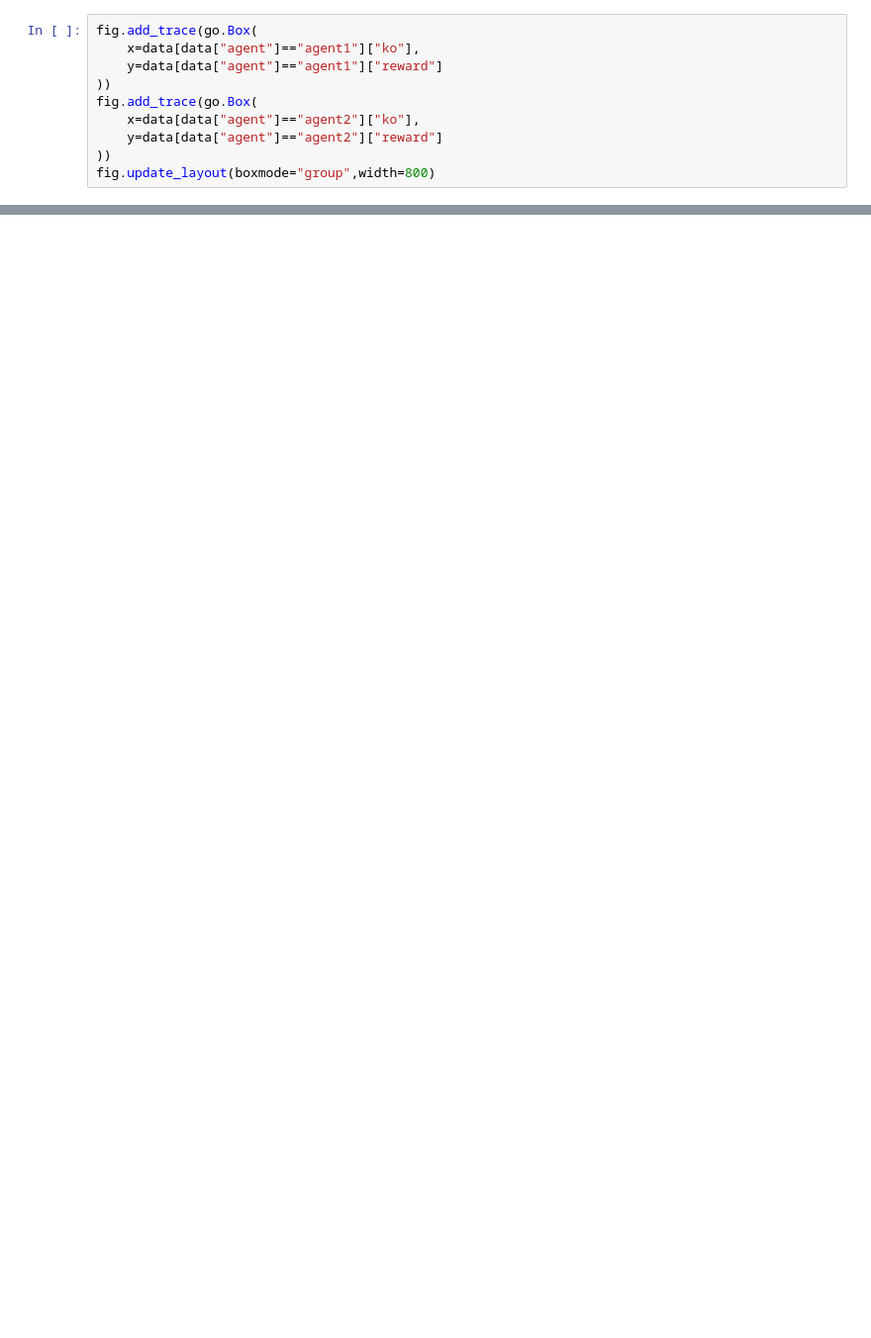
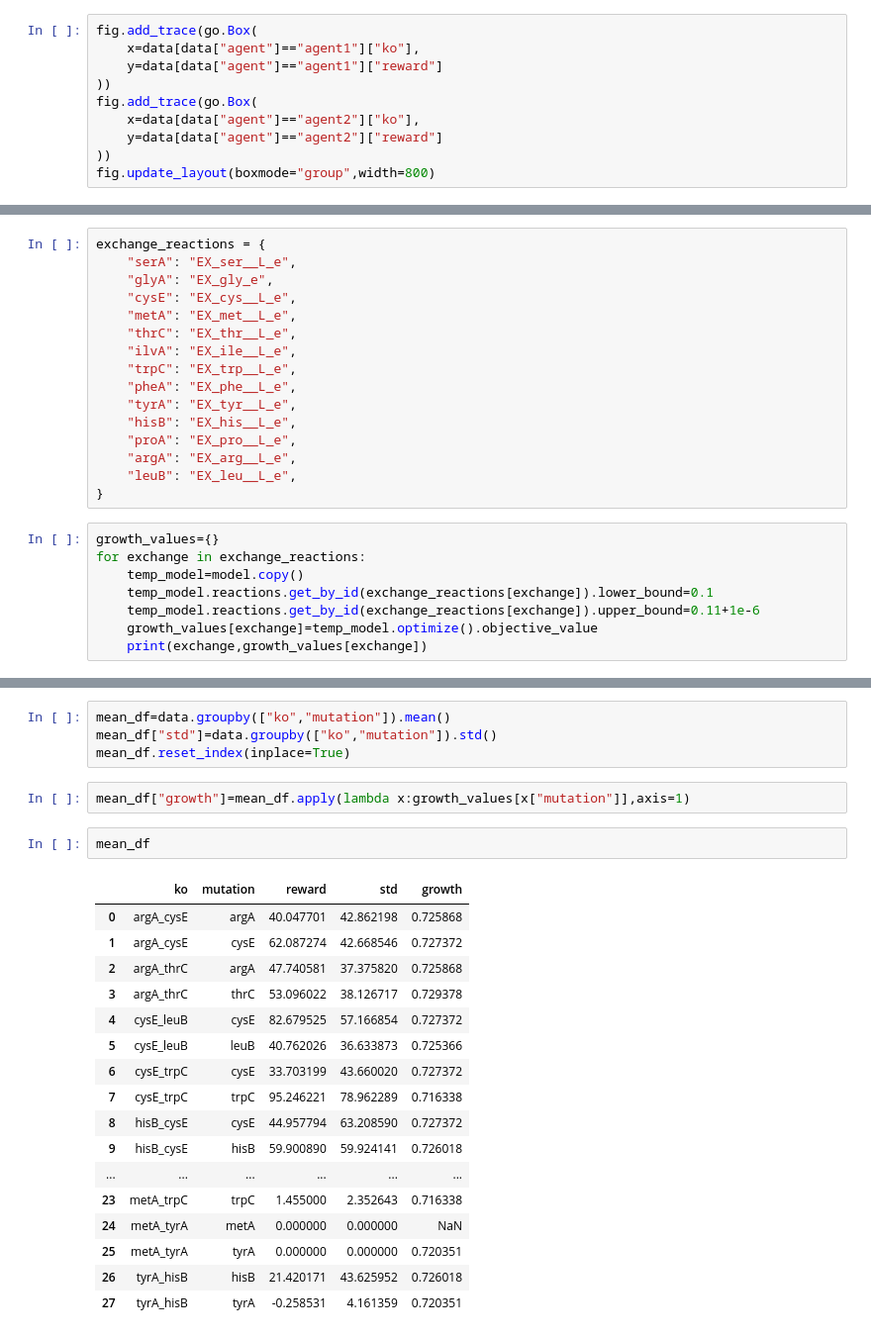
Before and after one commit to chan-csu/Reinforcement_Learning_Modeling, a Jupyter notebook: PPO/Results/aa_ecoli/Data_Analysis.ipynb, the cells around one changed output, grey strips where cells are left out. Shown: that part at 99% size. Saved outputs shown, nothing was run; the diff lists cells and outputs as text; blank space fills up the shorter version.

Commit message:
Extensive Data Analysis with effect of AAs on growth

```diff
--- a/PPO/Results/aa_ecoli/Data_Analysis.ipynb
+++ b/PPO/Results/aa_ecoli/Data_Analysis.ipynb
@@ -49,0 +53,24 @@ with open()
+# %%
+exchange_reactions = {
+    "serA": "EX_ser__L_e",
+    "glyA": "EX_gly_e",
+    "cysE": "EX_cys__L_e",
+    "metA": "EX_met__L_e",
+    "thrC": "EX_thr__L_e",
+    "ilvA": "EX_ile__L_e",
+    "trpC": "EX_trp__L_e",
+    "pheA": "EX_phe__L_e",
+    "tyrA": "EX_tyr__L_e",
+    "hisB": "EX_his__L_e",
+    "proA": "EX_pro__L_e",
+    "argA": "EX_arg__L_e",
+    "leuB": "EX_leu__L_e",
+}
+# %%
+growth_values={}
+for exchange in exchange_reactions:
+    temp_model=model.copy()
+    temp_model.reactions.get_by_id(exchange_reactions[exchange]).lower_bound=0.1
+    temp_model.reactions.get_by_id(exchange_reactions[exchange]).upper_bound=0.11+1e-6
+    growth_values[exchange]=temp_model.optimize().objective_value
+    print(exchange,growth_values[exchange])
@@ -49,0 +111,26 @@ with open()
+# %%
+mean_df=data.groupby(["ko","mutation"]).mean()
+mean_df["std"]=data.groupby(["ko","mutation"]).std()
+mean_df.reset_index(inplace=True)
+# %%
+mean_df["growth"]=mean_df.apply(lambda x:growth_values[x["mutation"]],axis=1)
+# %%
+mean_df
+# %% [output]
+|  | ko | mutation | reward | std | growth |
+| 0 | argA_cysE | argA | 40.047701 | 42.862198 | 0.725868 |
+| 1 | argA_cysE | cysE | 62.087274 | 42.668546 | 0.727372 |
+| 2 | argA_thrC | argA | 47.740581 | 37.375820 | 0.725868 |
+| 3 | argA_thrC | thrC | 53.096022 | 38.126717 | 0.729378 |
+| 4 | cysE_leuB | cysE | 82.679525 | 57.166854 | 0.727372 |
+| 5 | cysE_leuB | leuB | 40.762026 | 36.633873 | 0.725366 |
+| 6 | cysE_trpC | cysE | 33.703199 | 43.660020 | 0.727372 |
+| 7 | cysE_trpC | trpC | 95.246221 | 78.962289 | 0.716338 |
+| 8 | hisB_cysE | cysE | 44.957794 | 63.208590 | 0.727372 |
+| 9 | hisB_cysE | hisB | 59.900890 | 59.924141 | 0.726018 |
+| ... | ... | ... | ... | ... | ... |
+| 23 | metA_trpC | trpC | 1.455000 | 2.352643 | 0.716338 |
+| 24 | metA_tyrA | metA | 0.000000 | 0.000000 | NaN |
+| 25 | metA_tyrA | tyrA | 0.000000 | 0.000000 | 0.720351 |
+| 26 | tyrA_hisB | hisB | 21.420171 | 43.625952 | 0.726018 |
+| 27 | tyrA_hisB | tyrA | -0.258531 | 4.161359 | 0.720351 |
```
Also changed, not shown: parts of 9 cells of this notebook, 5 other files.
